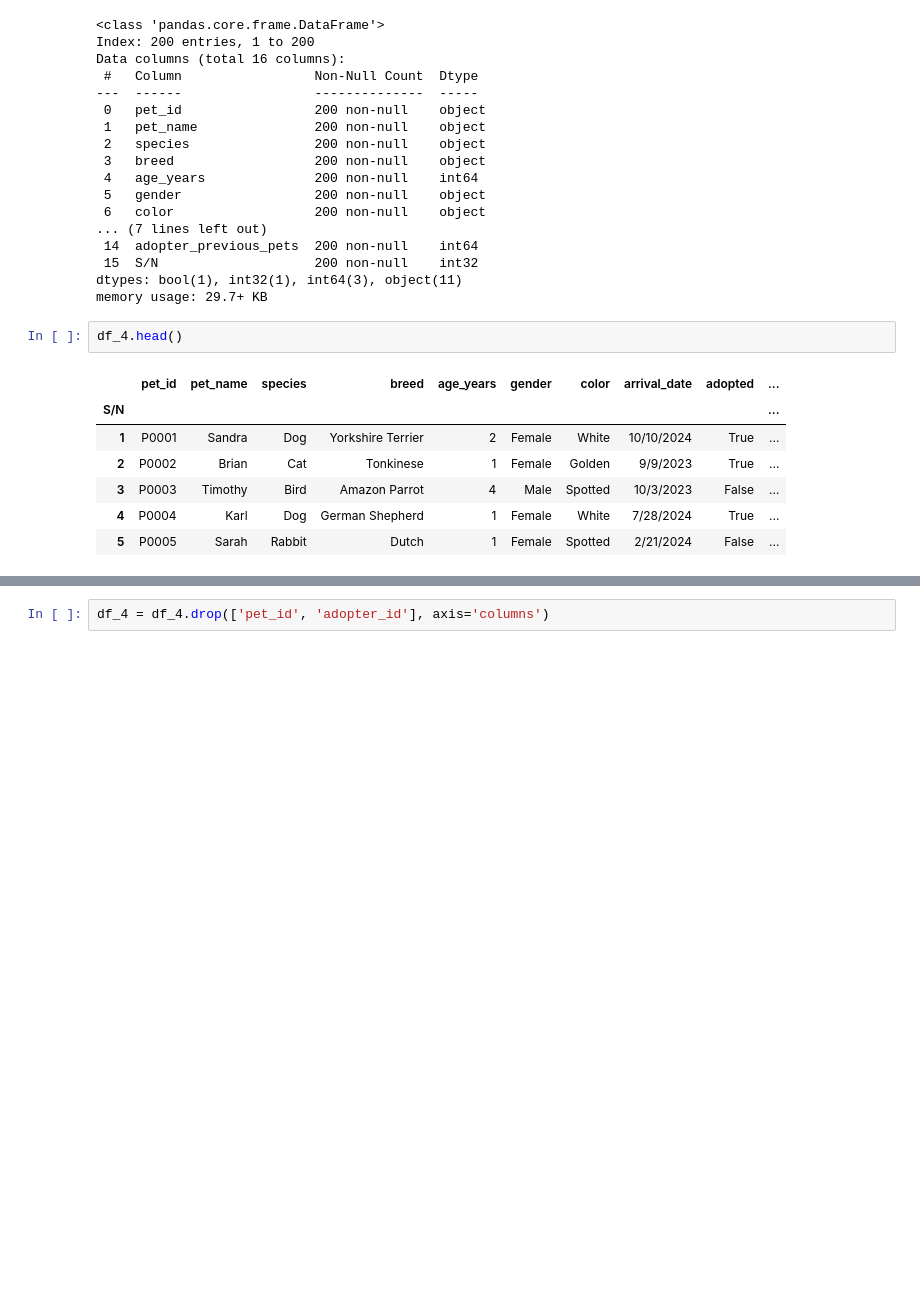
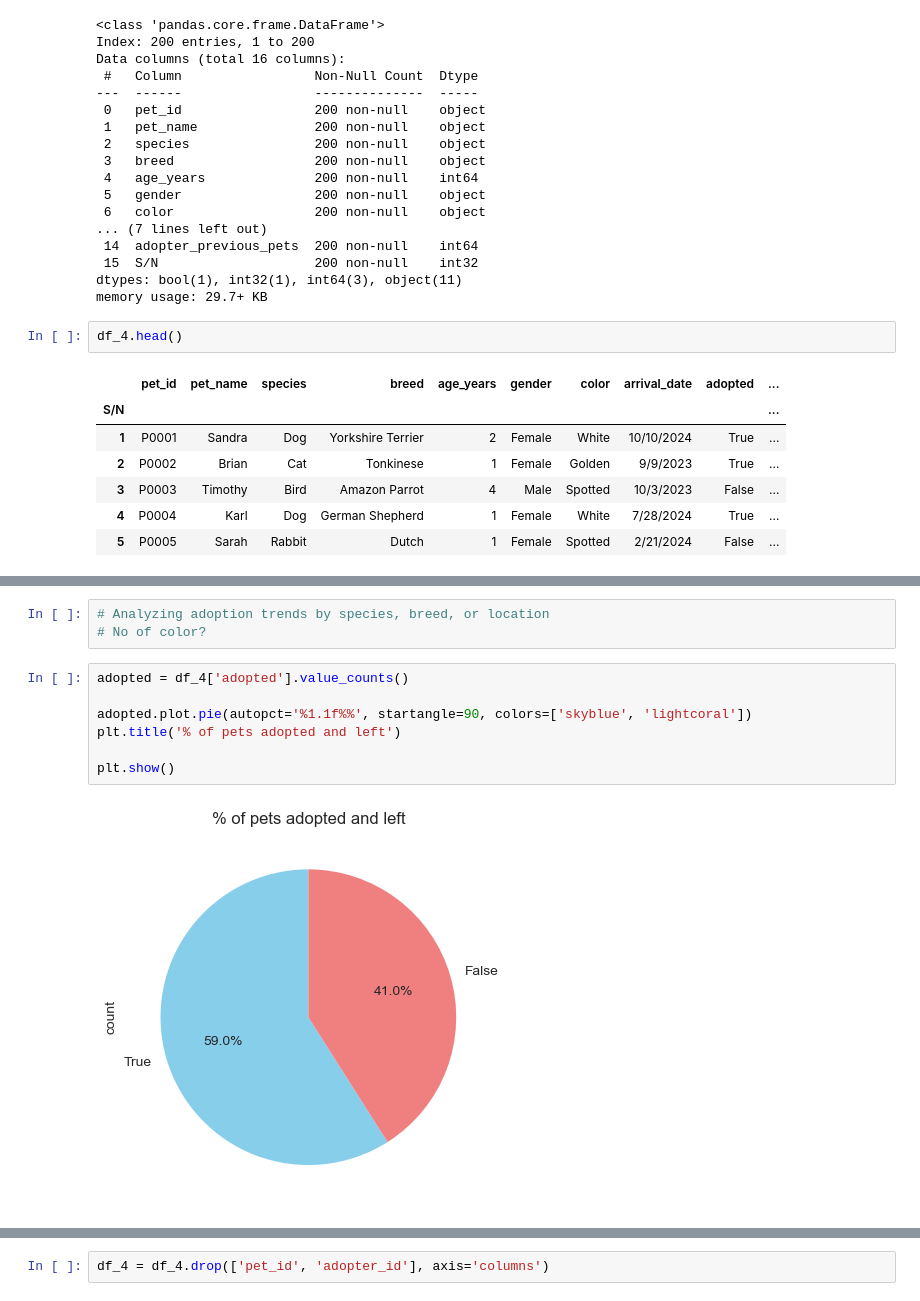
Before and after one commit to KayD128/My-Data-Science-Roadmap, a Jupyter notebook: Pet_adoption_analysis_for_week_1.ipynb, the cells around one changed output, grey strips where cells are left out. Saved outputs shown, nothing was run; the diff lists cells and outputs as text; blank space fills up the shorter version.

```diff
--- a/Pet_adoption_analysis_for_week_1.ipynb
+++ b/Pet_adoption_analysis_for_week_1.ipynb
@@ -182,0 +193,12 @@ plt.show()
+# %%
+# Analyzing adoption trends by species, breed, or location
+# No of color?
+# %%
+adopted = df_4['adopted'].value_counts()
+
+adopted.plot.pie(autopct='%1.1f%%', startangle=90, colors=['skyblue', 'lightcoral'])
+plt.title('% of pets adopted and left')
+
+plt.show()
+# %% [output]
+[figure, added]
```
Also changed, not shown: parts of 26 cells of this notebook, 4 other files.
